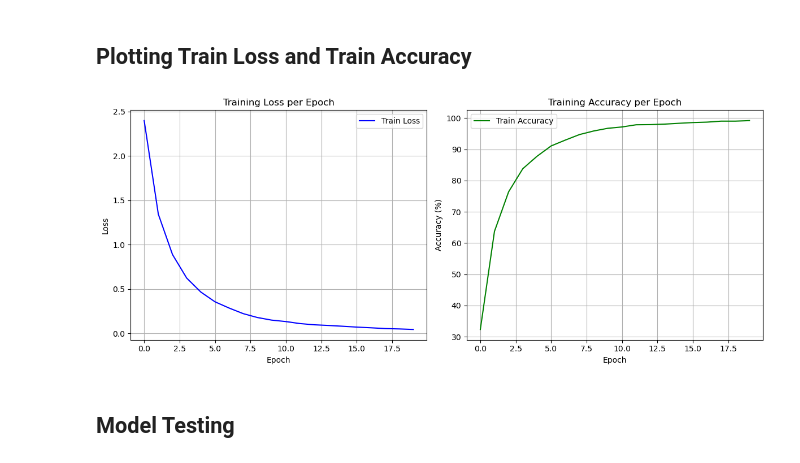
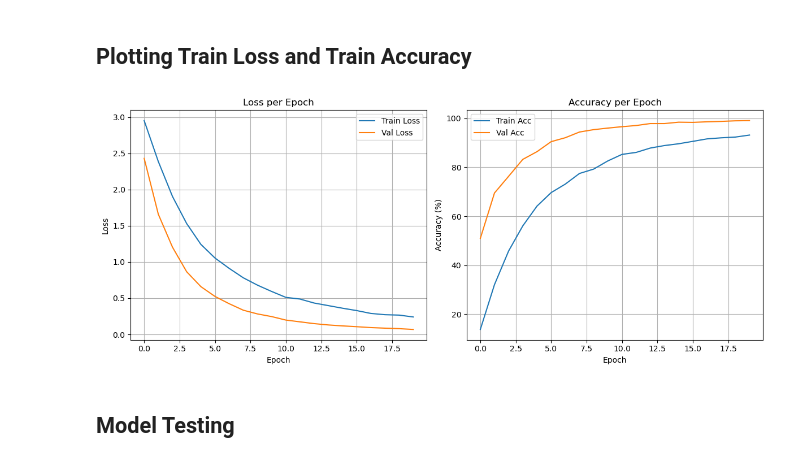
Before and after one commit to amelialon/IT1244-Final-Project, a Jupyter notebook: Proj.ipynb, the cells around one changed output. Drawn from its saved outputs; the diff is of its cells as text; code cells hidden in the pictures.

Commit message:
added validation set to training, added extra conv layer and added dropout to every layer to reduce the overfitting, also added contrast

```diff
--- a/Proj.ipynb
+++ b/Proj.ipynb
@@ -326,6 +331,11 @@ for img_file in os.listdir(train_folder):
         continue
 
     class_label = int(img_file.split("__")[0])
+
+    # ⚠️ Downsample class 15 (keep ~65% of its images)
+    if class_label == 15 and random.random() > 0.65:
+        continue
+
     img = Image.open(img_path).convert("RGB")
     img = auto_crop(img)
 
@@ -334,10 +344,10 @@ for img_file in os.listdir(train_folder):
 
         # Apply augmentations
         if class_label in rare_classes:
-            img_aug = adjust_contrast(img_aug, min_factor=1.2, max_factor=1.6, prob=0.8)
+            img_aug = adjust_contrast(img_aug, min_factor=1.2, max_factor=1.6, prob=0.9)
             img_aug = adjust_saturation(img_aug, min_factor=0.95, max_factor=1.1, prob=0.4)
             img_aug = rotate_image(img_aug, max_angle=10, rotation_prob=0.5)
-            img_aug = add_random_noise(img_aug, prob=0.1)
+            img_aug = add_random_noise(img_aug, prob=0.2)
             img_aug = apply_random_blur(img_aug, prob=0.2)
 
         else:
@@ -656,32 +704,32 @@ Epoch [20/20] - Train Loss: 0.0443 - Train Acc: 99.18%
 # %% [markdown]
 ## Plotting Train Loss and Train Accuracy
 # %%
-import matplotlib.pyplot as plt
-
 plt.figure(figsize=(12, 5))
 
 # Plot Loss
 plt.subplot(1, 2, 1)
-plt.plot(train_losses, label="Train Loss", color="blue")
-plt.title("Training Loss per Epoch")
+plt.plot(train_losses, label="Train Loss")
+plt.plot(val_losses, label="Val Loss")
+plt.title("Loss per Epoch")
 plt.xlabel("Epoch")
 plt.ylabel("Loss")
+plt.legend()
 plt.grid(True)
-plt.legend()
 
 # Plot Accuracy
 plt.subplot(1, 2, 2)
-plt.plot(train_accuracies, label="Train Accuracy", color="green")
-plt.title("Training Accuracy per Epoch")
+plt.plot(train_accuracies, label="Train Acc")
+plt.plot(val_accuracies, label="Val Acc")
+plt.title("Accuracy per Epoch")
 plt.xlabel("Epoch")
 plt.ylabel("Accuracy (%)")
+plt.legend()
 plt.grid(True)
-plt.legend()
 
 plt.tight_layout()
 plt.show()
 # %% [output]
-[figure, old version]
+[figure, new version]
 # %% [markdown]
 ## Model Testing
 # %% [markdown]
```
Also changed, not shown: parts of 9 cells of this notebook.
